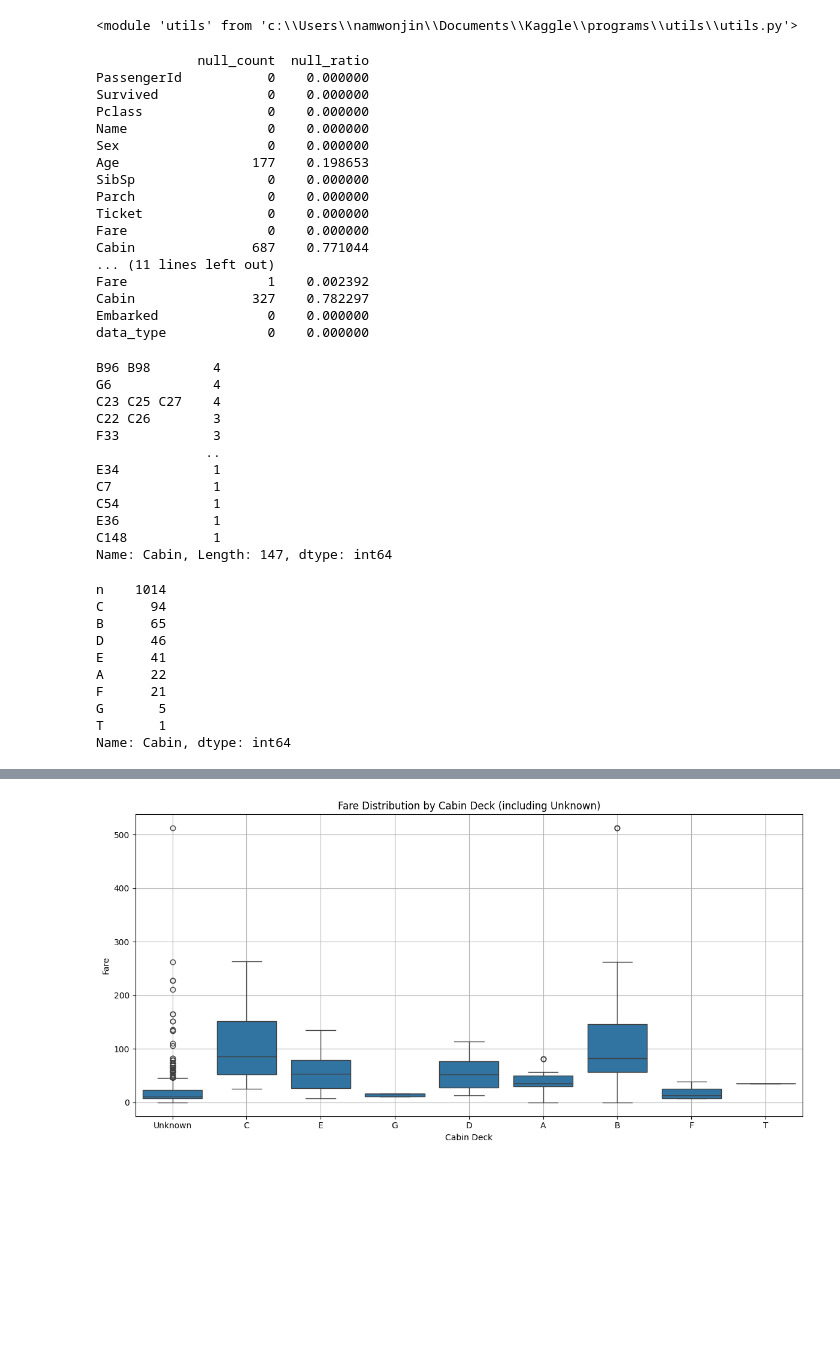
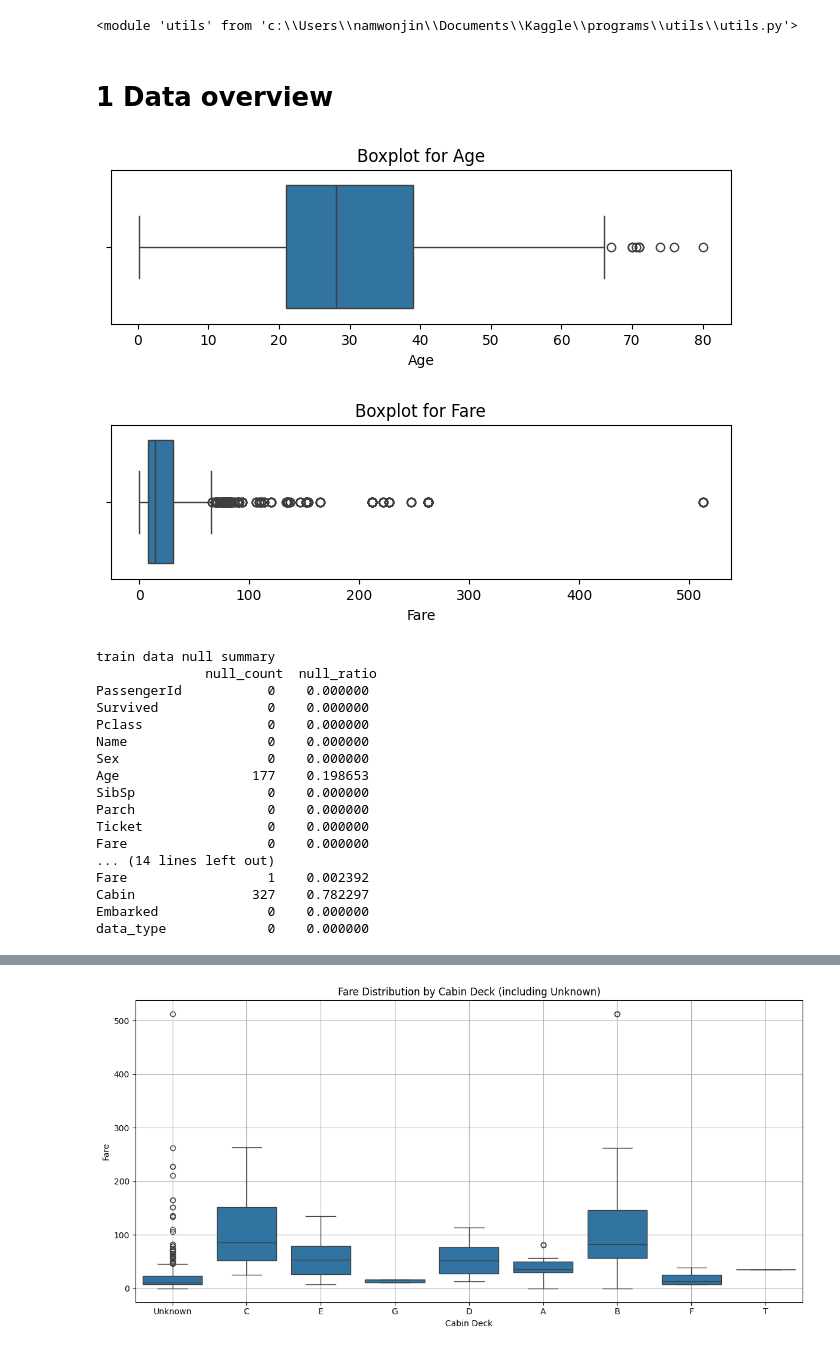
Before and after one commit to seiless/Kaggle, a Jupyter notebook: titanic/titanic.ipynb, the cells around one changed output, grey strips where cells are left out. Cells and saved outputs as stored; diff of their text form; code cells hidden in the pictures; blank space fills up the shorter version.

```diff
--- a/programs/titanic/titanic.ipynb
+++ b/titanic/titanic.ipynb
@@ -33,6 +40,8 @@ test_data = pd.read_csv('titanic_csv/test.csv')
 test_data['data_type'] = 'test'
 # %%
 datamart = pd.concat([train_data, test_data], axis=0).reset_index(drop=True)
+# %% [markdown]
+# 1 Data overview
 # %%
 #Column	Description
 # Pclass	Passenger class (1 = 1st class, 2 = 2nd class, 3 = 3rd class). Represents socio-economic status.
@@ -45,20 +54,27 @@ datamart = pd.concat([train_data, test_data], axis=0).reset_index(drop=True)
 # Fare	    Fare paid for the ticket (in British Pounds).
 # Cabin	    Cabin number. Often includes deck letter (e.g., "C85"). A large portion of values are missing.
 # Embarked	Port of embarkation (C = Cherbourg, Q = Queenstown, S = Southampton).
+# %%
+utils.plot_outliers(datamart,'Age')
+utils.plot_outliers(datamart,'Fare')
+# %% [output]
+[figure, added]
+[figure, added]
 # %%
 null_summary_train = pd.DataFrame({
     'null_count': train_data.isnull().sum(),
     'null_ratio': train_data.isnull().mean()
 })
-print(null_summary_train)
+print("train data null summary \n",null_summary_train, "\n")
 
 null_summary_test = pd.DataFrame({
     'null_count': test_data.isnull().sum(),
     'null_ratio': test_data.isnull().mean()
 })
-print(null_summary_test)
+print("test data null summary \n",null_summary_test)
 # %% [output]
-             null_count  null_ratio
+train data null summary
+              null_count  null_ratio
 PassengerId           0    0.000000
 Survived              0    0.000000
 Pclass                0    0.000000
@@ -69,37 +85,8 @@ SibSp                 0    0.000000
 Parch                 0    0.000000
 Ticket                0    0.000000
 Fare                  0    0.000000
-Cabin               687    0.771044
-... (11 lines left out)
+... (14 lines left out)
 Fare                  1    0.002392
 Cabin               327    0.782297
 Embarked              0    0.000000
 data_type             0    0.000000
-# %%
-print(train_data['Cabin'].value_counts())
-# %% [output]
-B96 B98        4
-G6             4
-C23 C25 C27    4
-C22 C26        3
-F33            3
-              ..
-E34            1
-C7             1
-C54            1
-E36            1
-C148           1
-Name: Cabin, Length: 147, dtype: int64
-# %%
-print(datamart['Cabin'].astype(str).str[0].value_counts())
-# %% [output]
-n    1014
-C      94
-B      65
-D      46
-E      41
-A      22
-F      21
-G       5
-T       1
-Name: Cabin, dtype: int64
```
Also changed, not shown: parts of 14 cells of this notebook, 10 other files.
